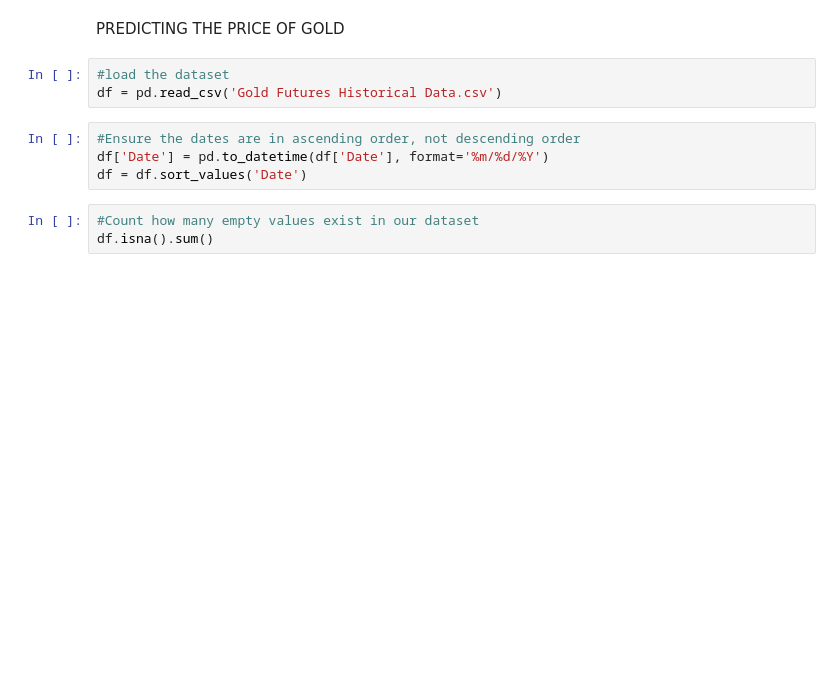
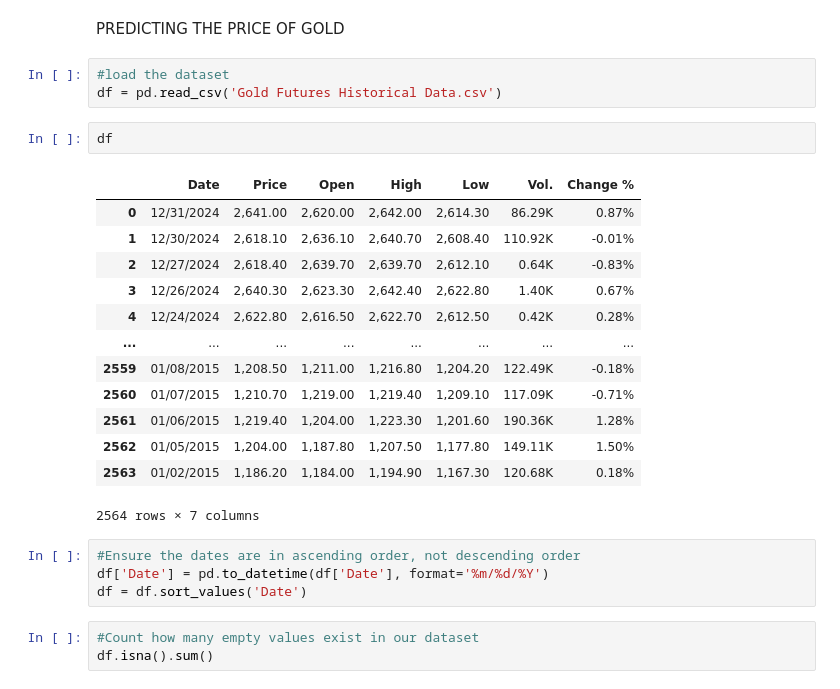
Before and after one commit to Jeffrey-Adjei/Financial-Linear-Regression-, a Jupyter notebook: GoldFutures.ipynb, the cells around one changed output. Saved outputs shown, nothing was run; the diff lists cells and outputs as text; blank space fills up the shorter version.

```diff
--- a/GoldFutures.ipynb
+++ b/GoldFutures.ipynb
@@ -11,6 +13,22 @@ PREDICTING THE PRICE OF GOLD
 # %%
 #load the dataset
 df = pd.read_csv('Gold Futures Historical Data.csv')
+# %%
+df
+# %% [output]
+|  | Date | Price | Open | High | Low | Vol. | Change % |
+| 0 | 12/31/2024 | 2,641.00 | 2,620.00 | 2,642.00 | 2,614.30 | 86.29K | 0.87% |
+| 1 | 12/30/2024 | 2,618.10 | 2,636.10 | 2,640.70 | 2,608.40 | 110.92K | -0.01% |
+| 2 | 12/27/2024 | 2,618.40 | 2,639.70 | 2,639.70 | 2,612.10 | 0.64K | -0.83% |
+| 3 | 12/26/2024 | 2,640.30 | 2,623.30 | 2,642.40 | 2,622.80 | 1.40K | 0.67% |
+| 4 | 12/24/2024 | 2,622.80 | 2,616.50 | 2,622.70 | 2,612.50 | 0.42K | 0.28% |
+| ... | ... | ... | ... | ... | ... | ... | ... |
+| 2559 | 01/08/2015 | 1,208.50 | 1,211.00 | 1,216.80 | 1,204.20 | 122.49K | -0.18% |
+| 2560 | 01/07/2015 | 1,210.70 | 1,219.00 | 1,219.40 | 1,209.10 | 117.09K | -0.71% |
+| 2561 | 01/06/2015 | 1,219.40 | 1,204.00 | 1,223.30 | 1,201.60 | 190.36K | 1.28% |
+| 2562 | 01/05/2015 | 1,204.00 | 1,187.80 | 1,207.50 | 1,177.80 | 149.11K | 1.50% |
+| 2563 | 01/02/2015 | 1,186.20 | 1,184.00 | 1,194.90 | 1,167.30 | 120.68K | 0.18% |
+2564 rows × 7 columns
 # %%
 #Ensure the dates are in ascending order, not descending order
 df['Date'] = pd.to_datetime(df['Date'], format='%m/%d/%Y')
```
Also changed, not shown: parts of 14 cells of this notebook.
